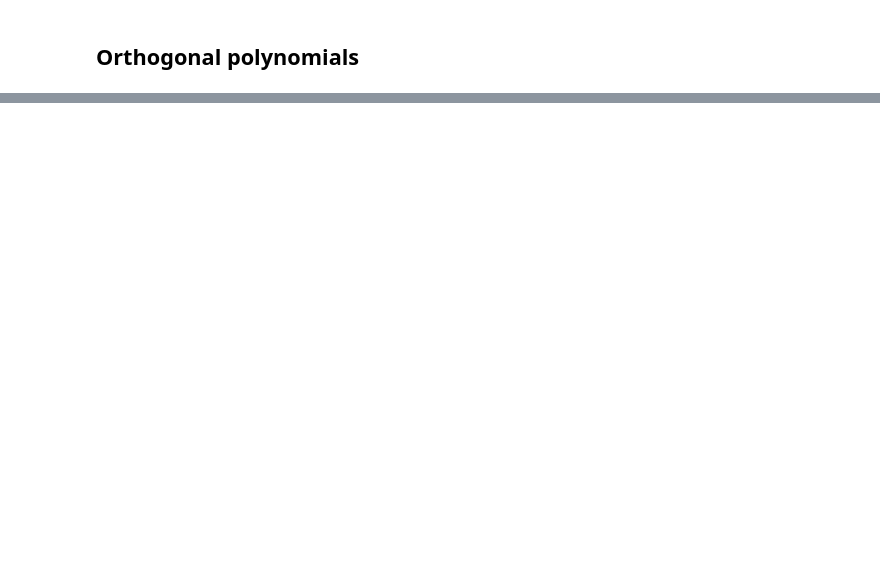
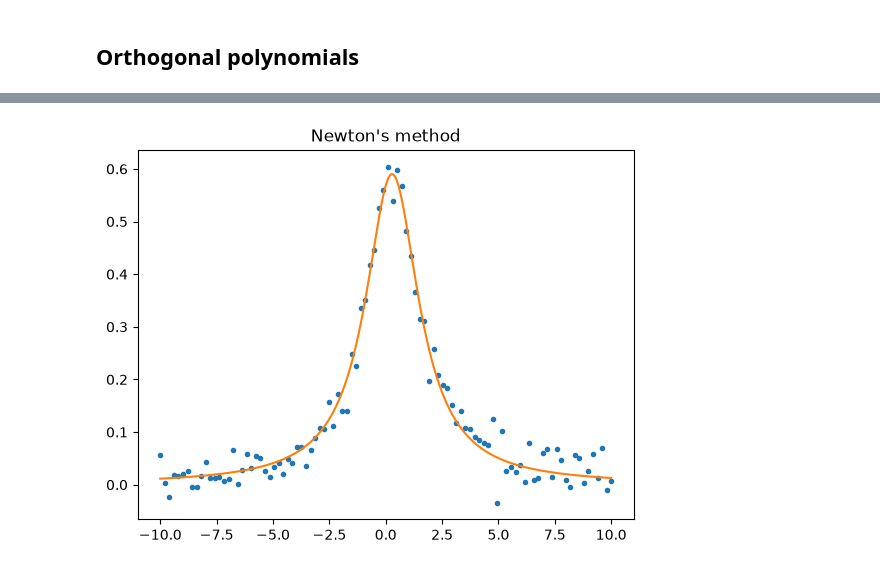
Before and after one commit to andrewcumming/phys512, a Jupyter notebook: solutions_fitting_data.ipynb, the cells around one changed output, grey strips where cells are left out. Cells and saved outputs as stored; diff of their text form; code cells hidden in the pictures; blank space fills up the shorter version.

Commit message:
adds nonlinear chisq sols

```diff
--- a/solutions_fitting_data.ipynb
+++ b/solutions_fitting_data.ipynb
@@ -237,0 +266,35 @@ mean square deviation = 2.01841e-18
+# %%
+# Initial guess for Newton's method
+a = np.array((1,1,1))
+
+# we have two options: analytic or numerical derivatives
+finite_difference = True
+
+# print the starting parameters and error
+f, _ = lorentz(a, x, finite_difference=finite_difference)
+r = y-f
+last_chisq = 1e99
+chisq = np.sum(r**2)
+print("chisq = %g, a=(%lg, %lg, %lg)" % (chisq, a[0], a[1], a[2]))
+
+# keep iterating while chi-squared drops by at least 1e-3
+# note that this means we will also stop if chi-squared starts to increase
+# which means we are not converging
+while last_chisq - chisq > 1e-3:
+    # calculate the update to the parameters
+    f, A = lorentz(a, x, finite_difference=finite_difference)
+    r = y-f
+    lhs = A.T@A
+    rhs = A.T@r
+    da = np.linalg.inv(lhs)@rhs
+    a = a + da
+    # update the error
+    last_chisq = chisq
+    f, _ = lorentz(a, x, finite_difference=finite_difference)
+    r = y-f
+    chisq = np.sum(r**2)
+    print("chisq = %g, a=(%lg, %lg, %lg)" % (chisq, a[0], a[1], a[2]))
+
+print("a-a0 =", a-a0)
+
+print("Best-fit parameters are: ", a)
@@ -237,0 +309,11 @@ mean square deviation = 2.01841e-18
+# %%
+plt.plot(x, y, ".")
+
+xx = np.linspace(-10, 10, 1000)
+yy, _ = lorentz(a, xx)
+plt.plot(xx,yy)
+plt.title('Newton\'s method')
+
+plt.show()
+# %% [output]
+[figure, added]
```
Also changed, not shown: parts of 9 cells of this notebook.
